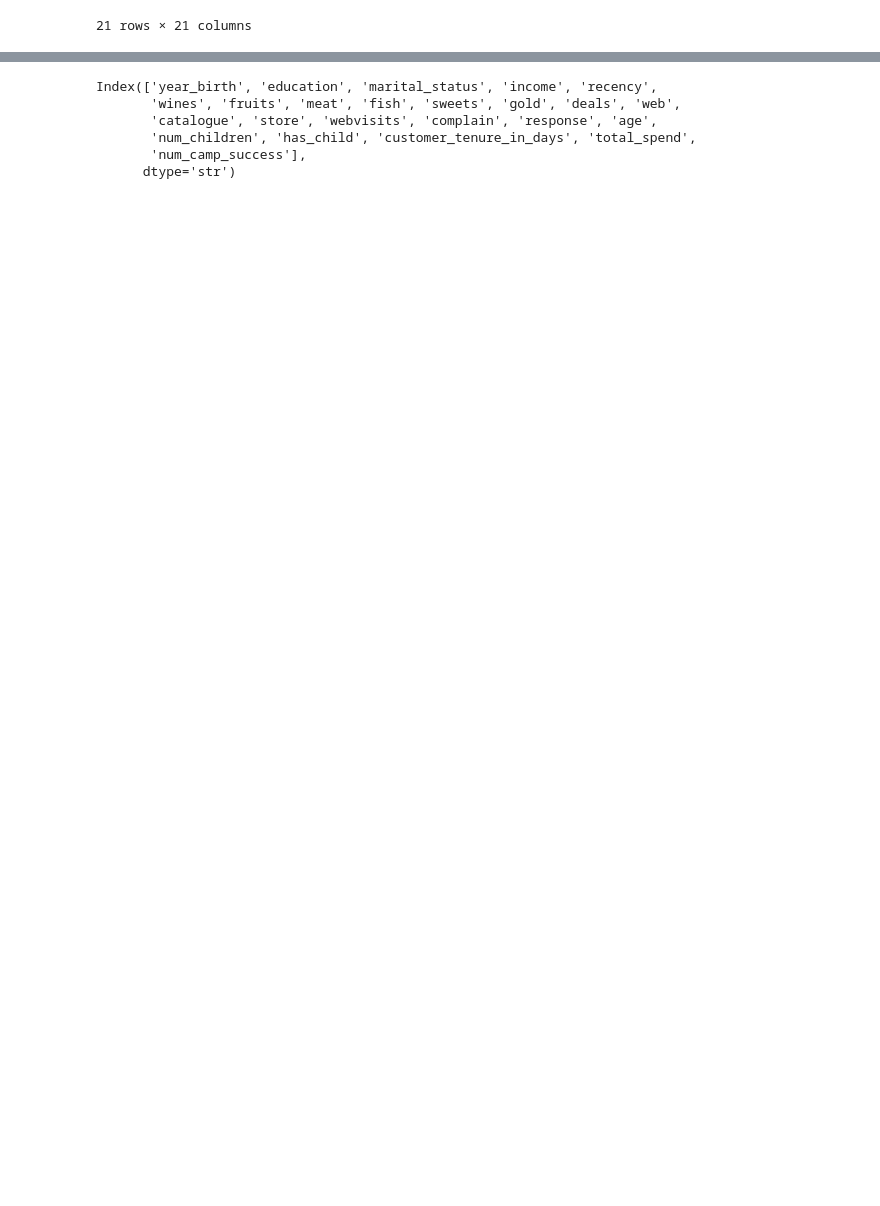
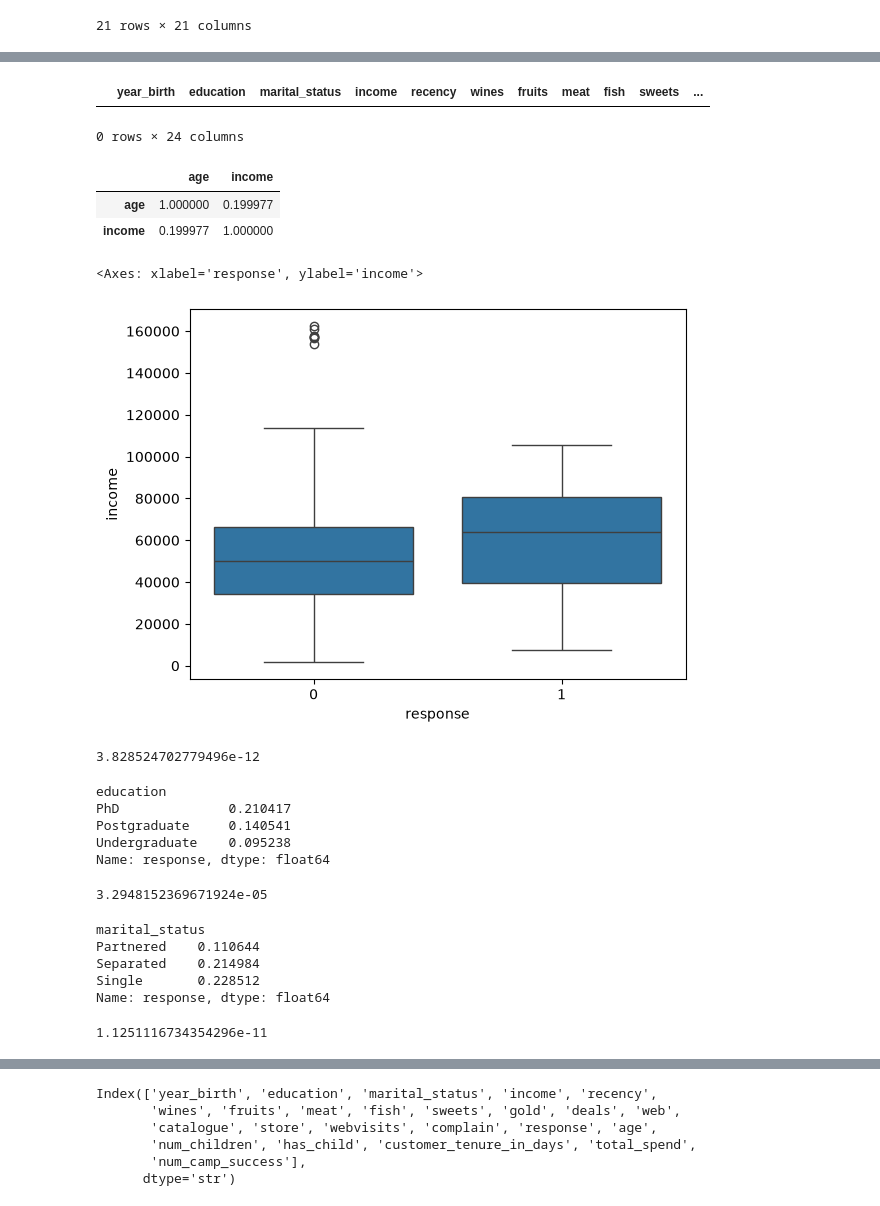
Before and after one commit to claireley/Final-Project, a Jupyter notebook: notebooks/cp_eda.ipynb, the cells around one changed output, grey strips where cells are left out. Cells and saved outputs as stored; diff of their text form; code cells hidden in the pictures; blank space fills up the shorter version.

```diff
--- a/notebooks/cp_eda.ipynb
+++ b/notebooks/cp_eda.ipynb
@@ -64,0 +85,59 @@ data.select_dtypes('number').corr()
+# %%
+data[data.age>100]
+#not clear what the error was, as unlikely an undergraduate would be 14 and a PhD 15, so clearly not a simple 100 year mistake.
+# %% [output]
+|  | year_birth | education | marital_status | income | recency | wines | fruits | meat | fish | sweets | ... |
+0 rows × 24 columns
+# %%
+data= data[data.age<100]
+# %%
+data[['age', 'income']].corr()
+# %% [output]
+|  | age | income |
+| age | 1.000000 | 0.199977 |
+| income | 0.199977 | 1.000000 |
+# %%
+sns.boxplot(data=data,x='response', y='income')
+# %% [output]
+<Axes: xlabel='response', ylabel='income'>
+[figure, added]
+# %%
+from scipy.stats import ttest_ind
+conv_success = data[data['response'] == 1].income
+conv_failure = data[data['response'] == 0].income
+t_stat, p_value = ttest_ind(conv_success, conv_failure, equal_var=False, alternative="two-sided")
+print(p_value)
+# %% [output]
+3.828524702779496e-12
+# %%
+data.groupby('education')['response'].mean()
+# %% [output]
+education
+PhD              0.210417
+Postgraduate     0.140541
+Undergraduate    0.095238
+Name: response, dtype: float64
+# %%
+from scipy.stats import chi2_contingency
+
+table = pd.crosstab(data['education'], data['response'])
+chi2, p, dof, expected = chi2_contingency(table)
+
+print(p)
+# %% [output]
+3.2948152369671924e-05
+# %%
+data.groupby('marital_status')['response'].mean()
+# %% [output]
+marital_status
+Partnered    0.110644
+Separated    0.214984
+Single       0.228512
+Name: response, dtype: float64
+# %%
+table = pd.crosstab(data['marital_status'], data['response'])
+chi2, p, dof, expected = chi2_contingency(table)
+
+print(p)
+# %% [output]
+1.1251116734354296e-11
```
Also changed, not shown: parts of 38 cells of this notebook, 11 other files.
